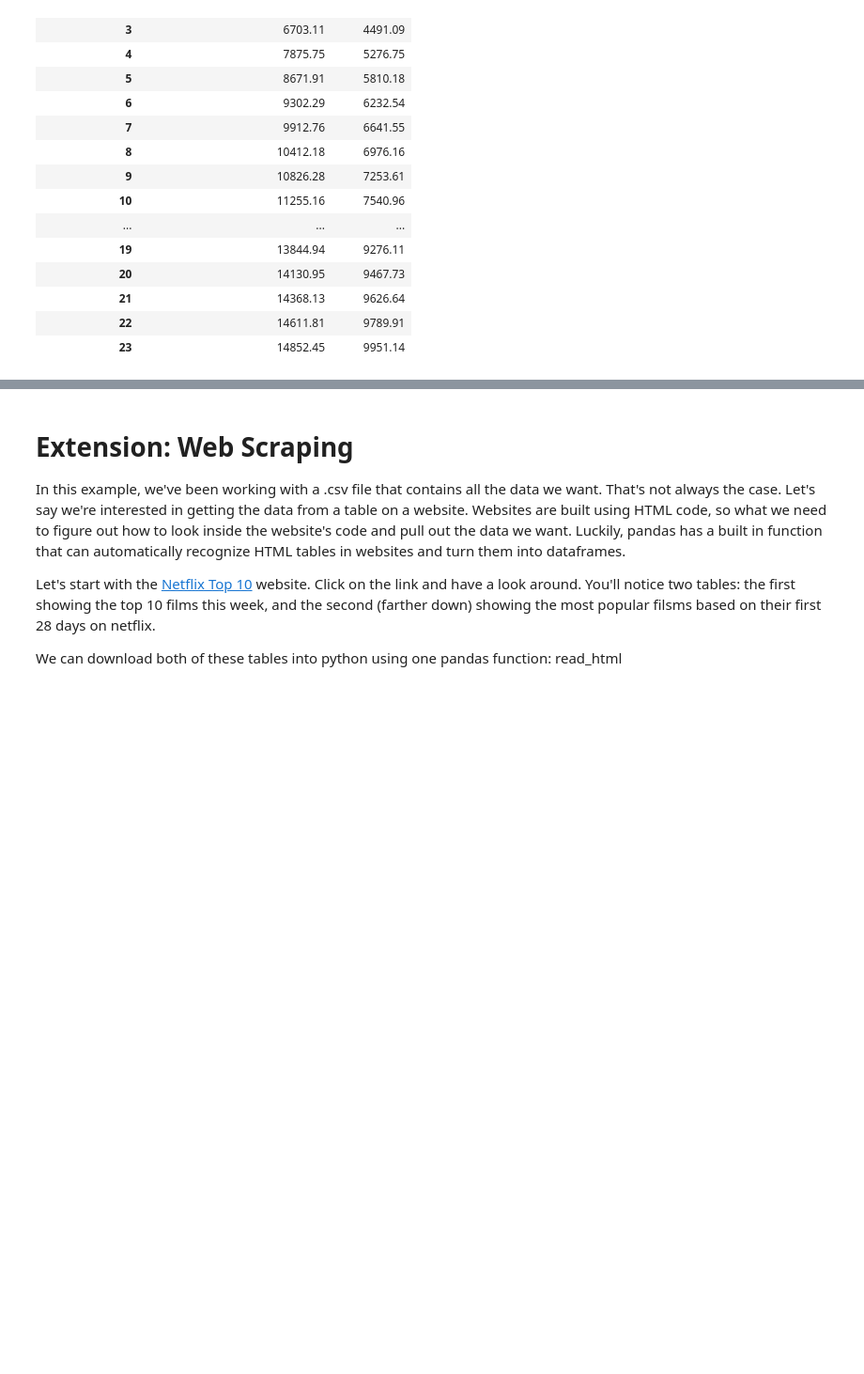
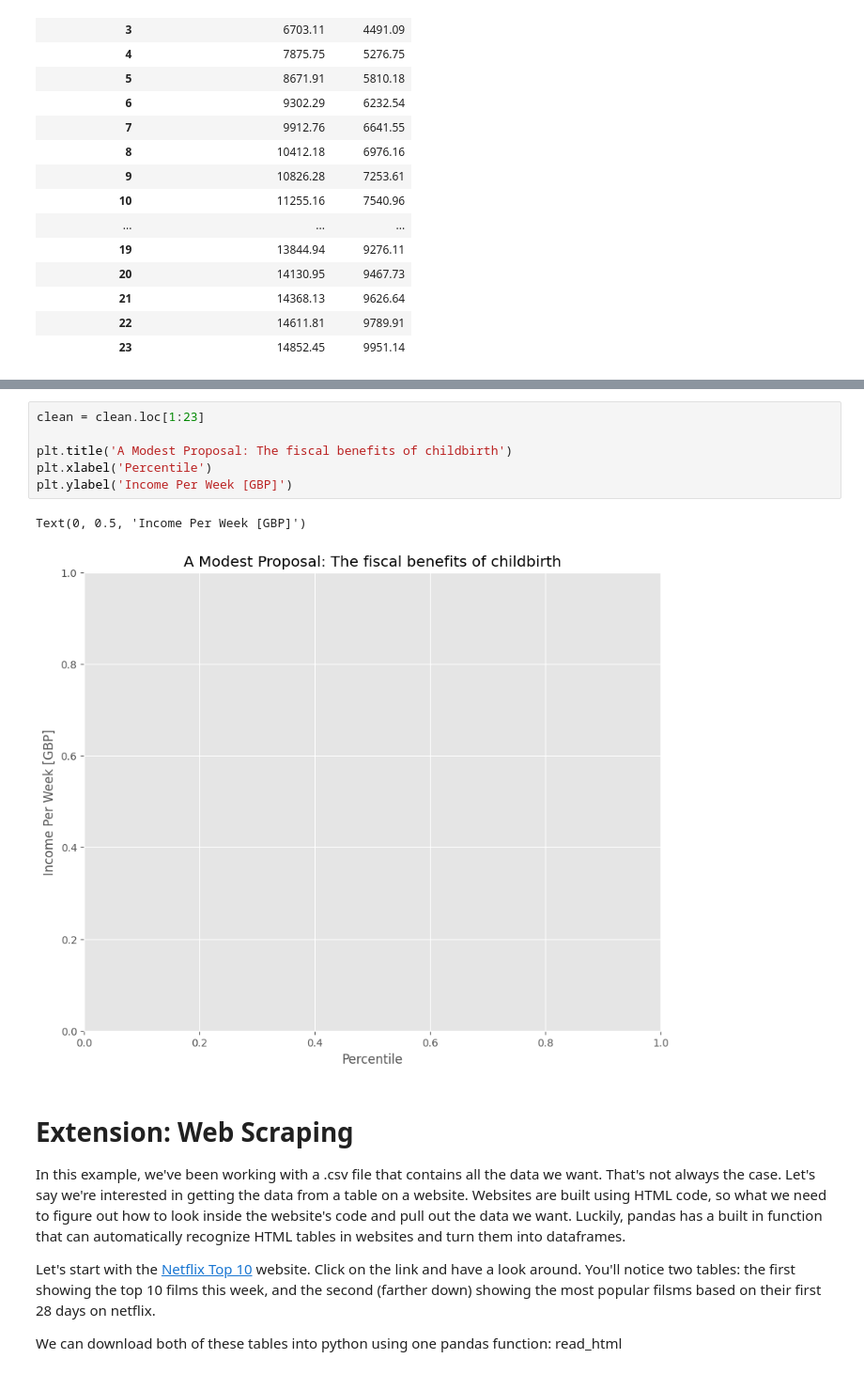
Before and after one commit to ilinashah177/QM2, a Jupyter notebook: Copy_of_W2_Working_with_Data_in_Pandas.ipynb, the cells around one changed output, grey strips where cells are left out. Shown at 94% size. Drawn from its saved outputs; the diff is of its cells as text; blank space fills up the shorter version.

```diff
--- a/Copy_of_W2_Working_with_Data_in_Pandas.ipynb
+++ b/Copy_of_W2_Working_with_Data_in_Pandas.ipynb
@@ -419,3 +416,12 @@ KeyError: ('Childless couple, annual income', 'Single adult')
+# %%
+clean = clean.loc[1:23]
+
+plt.title('A Modest Proposal: The fiscal benefits of childbirth')
+plt.xlabel('Percentile')
+plt.ylabel('Income Per Week [GBP]')
+# %% [output]
+Text(0, 0.5, 'Income Per Week [GBP]')
+[figure, added]
 # %% [markdown]
 # Extension: Web Scraping
 
```
Also changed, not shown: parts of 1 cell of this notebook.
